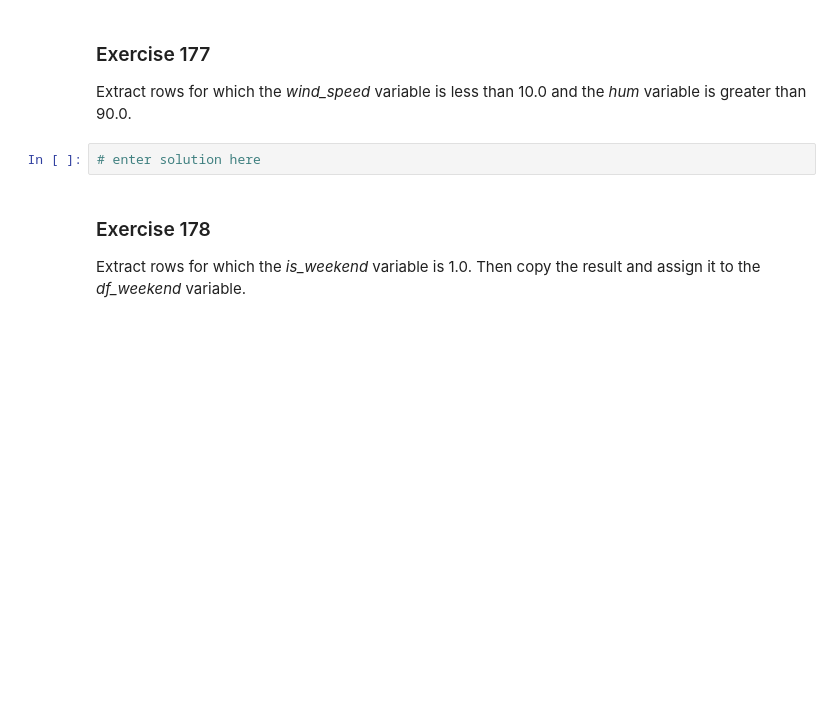
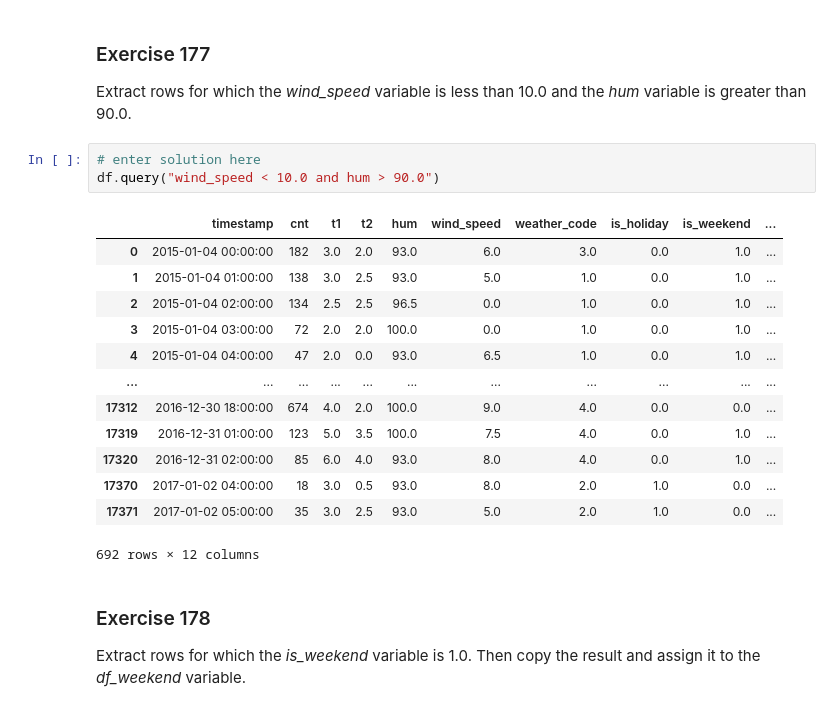
Before and after one commit to Olamyyde/test-colab, a Jupyter notebook: 171_180_exercises.ipynb, the cells around one changed output. Cells and saved outputs as stored; diff of their text form; blank space fills up the shorter version.

```diff
--- a/171_180_exercises.ipynb
+++ b/171_180_exercises.ipynb
@@ -257,6 +265,21 @@ __Tip:__ Use parameter _marginal_ of function _px.histogram()_.
 Extract rows for which the _wind_speed_ variable is less than 10.0 and the _hum_ variable is greater than 90.0.
 # %%
 # enter solution here
+df.query("wind_speed < 10.0 and hum > 90.0")
+# %% [output]
+|  | timestamp | cnt | t1 | t2 | hum | wind_speed | weather_code | is_holiday | is_weekend | ... |
+| 0 | 2015-01-04 00:00:00 | 182 | 3.0 | 2.0 | 93.0 | 6.0 | 3.0 | 0.0 | 1.0 | ... |
+| 1 | 2015-01-04 01:00:00 | 138 | 3.0 | 2.5 | 93.0 | 5.0 | 1.0 | 0.0 | 1.0 | ... |
+| 2 | 2015-01-04 02:00:00 | 134 | 2.5 | 2.5 | 96.5 | 0.0 | 1.0 | 0.0 | 1.0 | ... |
+| 3 | 2015-01-04 03:00:00 | 72 | 2.0 | 2.0 | 100.0 | 0.0 | 1.0 | 0.0 | 1.0 | ... |
+| 4 | 2015-01-04 04:00:00 | 47 | 2.0 | 0.0 | 93.0 | 6.5 | 1.0 | 0.0 | 1.0 | ... |
+| ... | ... | ... | ... | ... | ... | ... | ... | ... | ... | ... |
+| 17312 | 2016-12-30 18:00:00 | 674 | 4.0 | 2.0 | 100.0 | 9.0 | 4.0 | 0.0 | 0.0 | ... |
+| 17319 | 2016-12-31 01:00:00 | 123 | 5.0 | 3.5 | 100.0 | 7.5 | 4.0 | 0.0 | 1.0 | ... |
+| 17320 | 2016-12-31 02:00:00 | 85 | 6.0 | 4.0 | 93.0 | 8.0 | 4.0 | 0.0 | 1.0 | ... |
+| 17370 | 2017-01-02 04:00:00 | 18 | 3.0 | 0.5 | 93.0 | 8.0 | 2.0 | 1.0 | 0.0 | ... |
+| 17371 | 2017-01-02 05:00:00 | 35 | 3.0 | 2.5 | 93.0 | 5.0 | 2.0 | 1.0 | 0.0 | ... |
+692 rows × 12 columns
 # %% [markdown]
 ### <a name='8'></a> Exercise 178
 Extract rows for which the _is_weekend_ variable is 1.0. Then copy the result and assign it to the _df_weekend_ variable.
```
Also changed, not shown: parts of 5 cells of this notebook.
